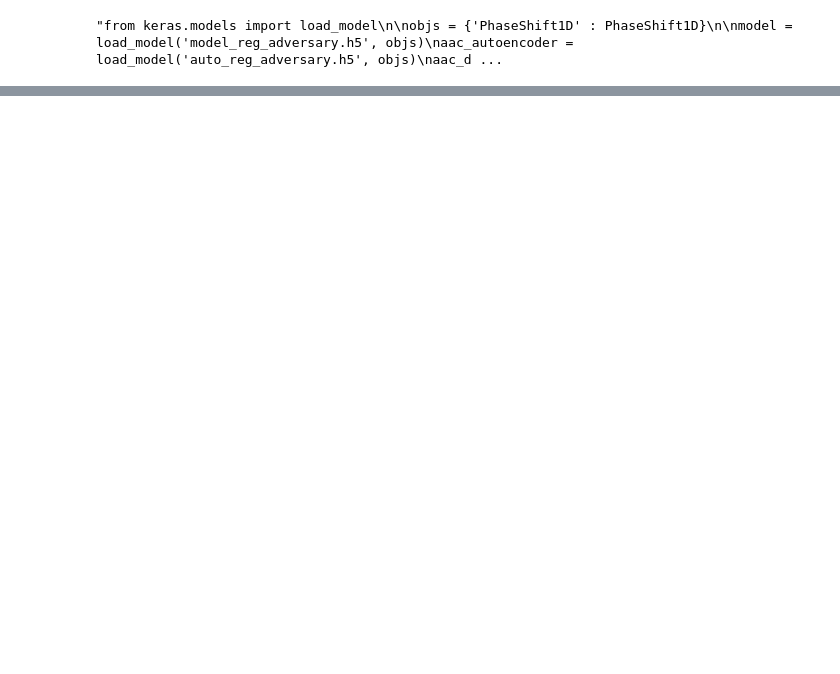
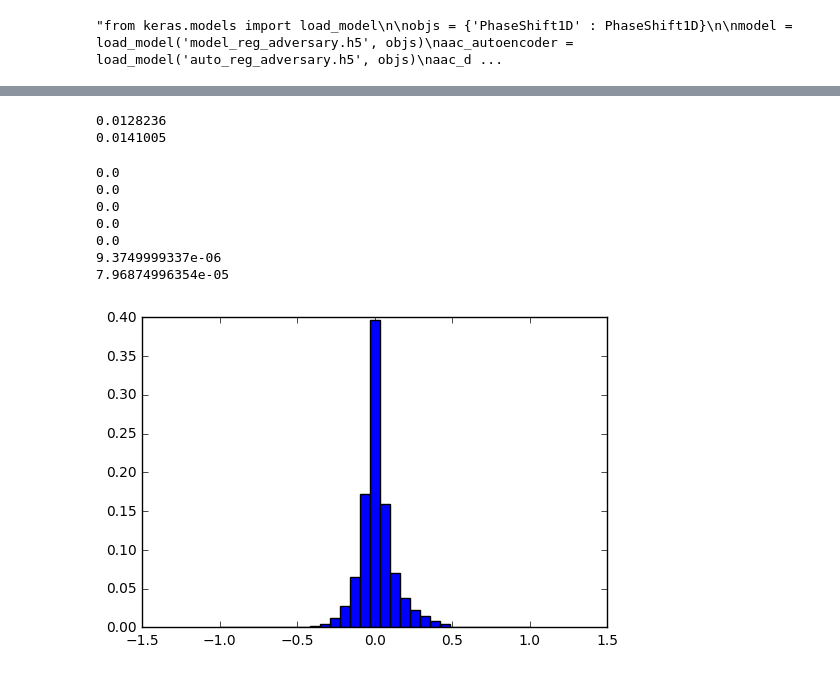
Before and after one commit to sri-kankanahalli/autoencoder-speech-compression, a Jupyter notebook: Regression Autoencoder - Residual.ipynb, the cells around one changed output, grey strips where cells are left out. Saved outputs shown, nothing was run; the diff lists cells and outputs as text; code cells hidden in the pictures; blank space fills up the shorter version.

```diff
--- a/Regression Autoencoder - Residual.ipynb
+++ b/Regression Autoencoder - Residual.ipynb
@@ -658,13 +733,16 @@ def autoencoderTest(waveFilename, prefix, autoencoder, verbose = True):
 
     return metrics
 # %%
-# interleave two numpy arrays of the same size along the first axis
-def interleave(a, b):
-    r = np.empty(a.shape)
-    r = np.repeat(r, 2, axis = 0)
+# interleave numpy arrays of the same size along the first axis
+def interleave(arr):
+    num = len(arr)
 
-    r[::2] = a
-    r[1::2] = b
+    r = np.empty(arr[0].shape)
+    r = np.repeat(r, num, axis = 0)
+
+    for i in xrange(0, num):
+        r[i::num] = arr[i]
+
     return r
 # %%
 np.set_printoptions(formatter={'float_kind':'{:4f}'.format})
@@ -864,19 +1122,40 @@ all_embed = aac_enc.predict(X_train[:10000], batch_size = BATCH_SIZE, verbose =
 # %%
 scalars = all_embed.flatten()
 log_scalars = np.log((scalars + 1.0) / 2.0)
+# %%
+print np.mean(scalars)
+print np.var(scalars)
+# %% [output]
+0.0128236
+0.0141005
 # %%
-hist = np.histogram(scalars, bins = 101)
+hist = np.histogram(scalars, bins = np.linspace(-1.0, 1.0, NBINS + 1))
 sample_hist_probs = hist[0].astype('float32')
 sample_hist_bins = hist[1].astype('float32')
 sample_hist_probs /= np.sum(sample_hist_probs)
 
 sample_hist_width = 1 * (sample_hist_bins[1] - sample_hist_bins[0])
 sample_hist_centers = (sample_hist_bins[:-1] + sample_hist_bins[1:]) / 2
 plt.bar(sample_hist_centers, sample_hist_probs, align='center', width=sample_hist_width)
 
-print sample_hist_probs[0] + sample_hist_probs[-1]
+
+for i in xrange(1, 8):
+    p = 0
+    for j in xrange(0, i):
+        p += sample_hist_probs[j]
+        p += sample_hist_probs[-j - 1]
+    print p
 
 plt.show()
+# %% [output]
+0.0
+0.0
+0.0
+0.0
+0.0
+9.3749999337e-06
+7.96874996354e-05
+[figure, added]
 # %%
 [rate, data] = sciwav.read("./SA1.WAV")
 processedWave, wparams = preprocessWaveform(data)
```
Also changed, not shown: parts of 17 cells of this notebook.
